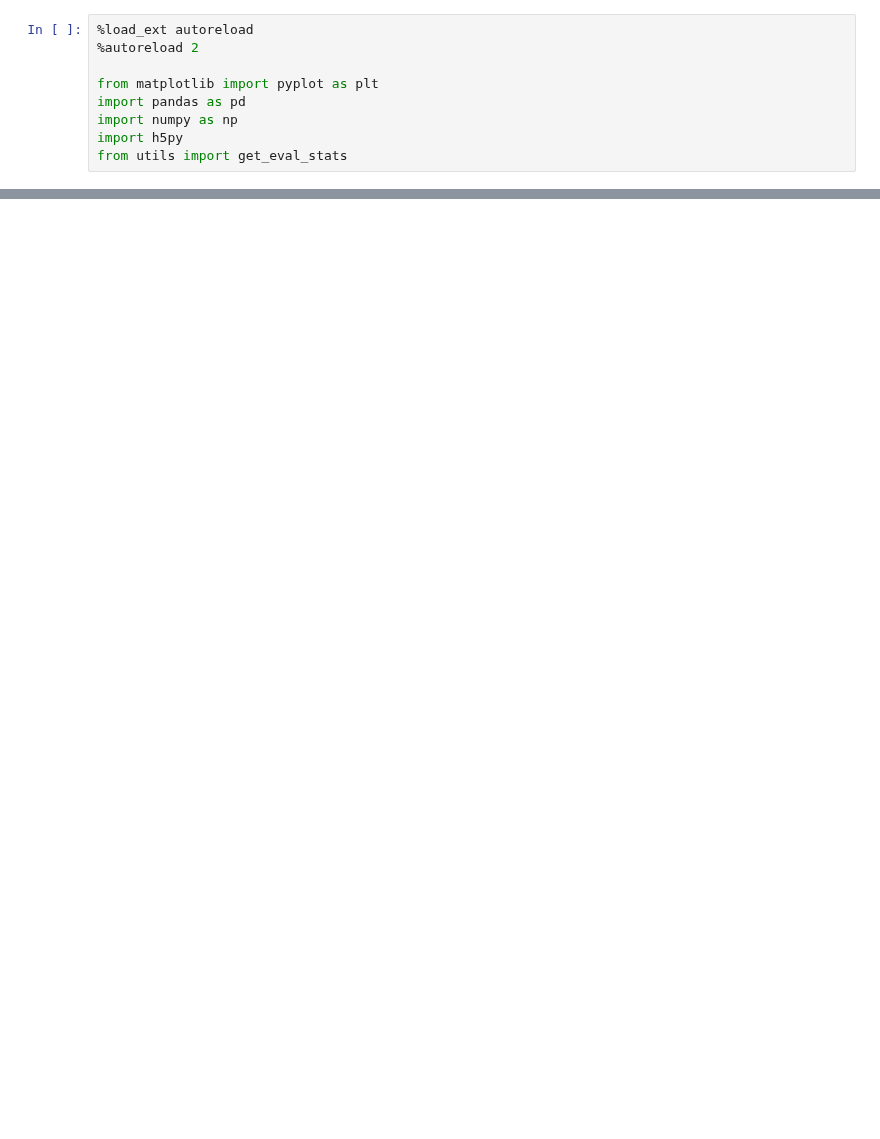
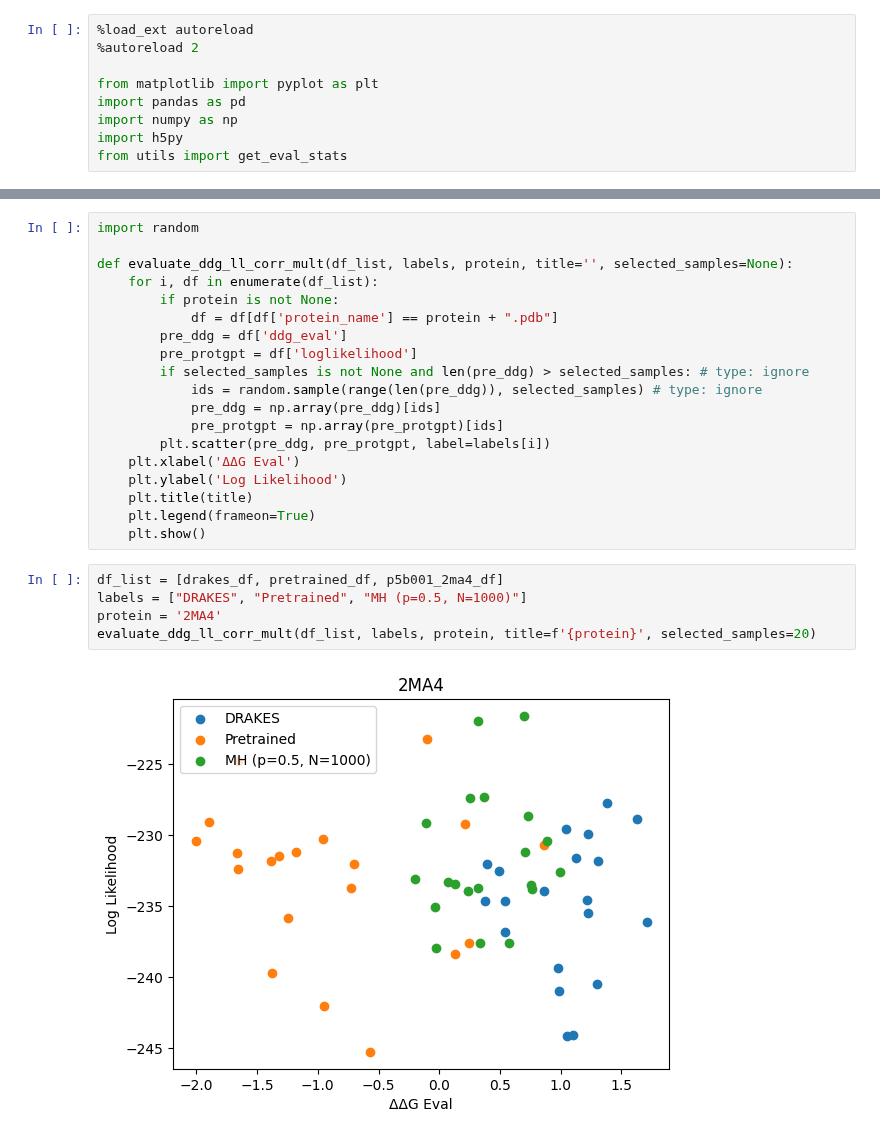
Before and after one commit to shainotshy1/BLISS_Experiments, a Jupyter notebook: DRAKES/analyze_mh.ipynb, the cells around one changed output, grey strips where cells are left out. Drawn from its saved outputs; the diff is of its cells as text; blank space fills up the shorter version.

```diff
--- a/DRAKES/analyze_mh.ipynb
+++ b/DRAKES/analyze_mh.ipynb
@@ -67,0 +69,26 @@ plt.show()
+# %%
+import random
+
+def evaluate_ddg_ll_corr_mult(df_list, labels, protein, title='', selected_samples=None):
+    for i, df in enumerate(df_list):
+        if protein is not None:
+            df = df[df['protein_name'] == protein + ".pdb"]
+        pre_ddg = df['ddg_eval']
+        pre_protgpt = df['loglikelihood']
+        if selected_samples is not None and len(pre_ddg) > selected_samples: # type: ignore
+            ids = random.sample(range(len(pre_ddg)), selected_samples) # type: ignore
+            pre_ddg = np.array(pre_ddg)[ids]
+            pre_protgpt = np.array(pre_protgpt)[ids]
+        plt.scatter(pre_ddg, pre_protgpt, label=labels[i])
+    plt.xlabel('ΔΔG Eval')
+    plt.ylabel('Log Likelihood')
+    plt.title(title)
+    plt.legend(frameon=True)
+    plt.show()
+# %%
+df_list = [drakes_df, pretrained_df, p5b001_2ma4_df]
+labels = ["DRAKES", "Pretrained", "MH (p=0.5, N=1000)"]
+protein = '2MA4'
+evaluate_ddg_ll_corr_mult(df_list, labels, protein, title=f'{protein}', selected_samples=20)
+# %% [output]
+[figure, added]
```
Also changed, not shown: parts of 4 cells of this notebook, 8 other files.
